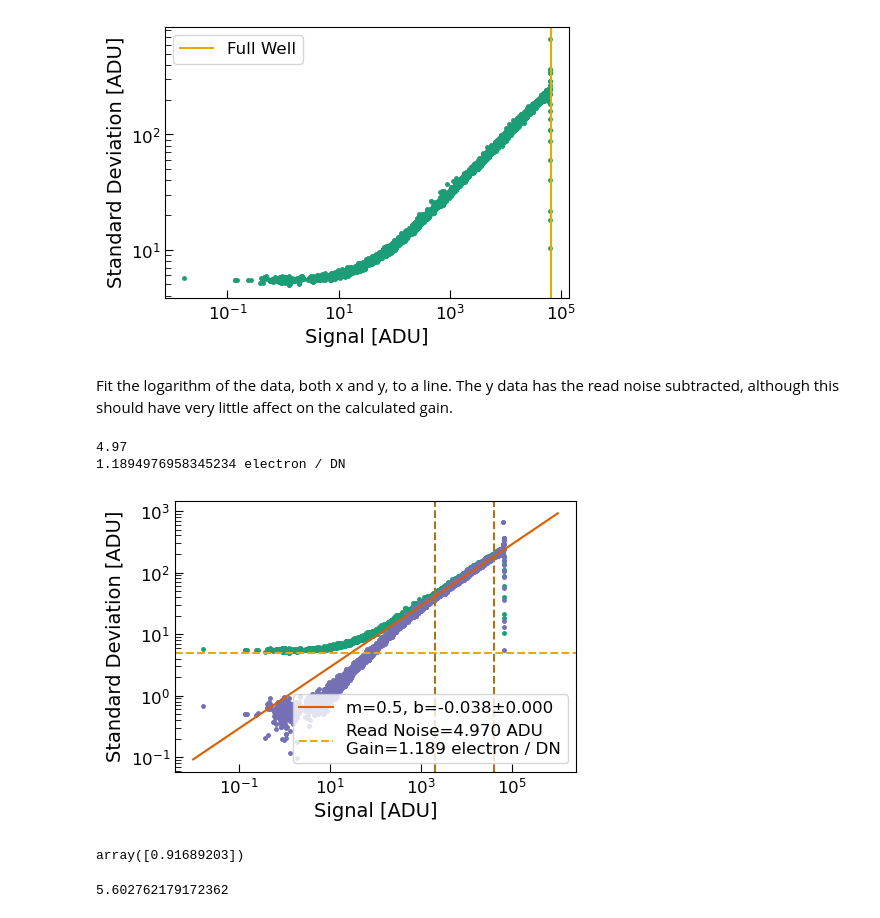
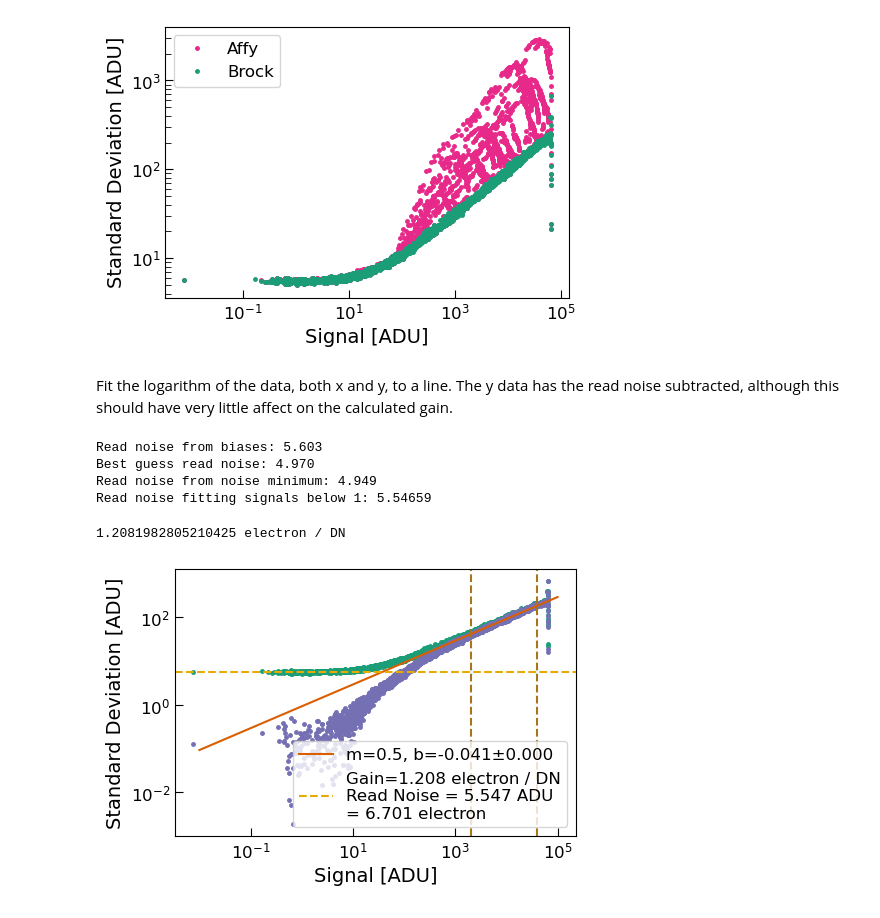
Before and after one commit to brockparker/Research, a Jupyter notebook: CCDs/Sophia/ptc_test.ipynb, the cells around one changed output. Cells and saved outputs as stored; diff of their text form; code cells hidden in the pictures.

```diff
--- a/CCDs/Sophia/ptc_test.ipynb
+++ b/CCDs/Sophia/ptc_test.ipynb
@@ -42,7 +42,6 @@ dark_in_list_2.sort()
 bias_in_list_1.sort()
 bias_in_list_2.sort()
 # %%
-# regions = np.arange(0, 1900, 10)
 rng = np.random.default_rng()
 
 idx = 20
@@ -60,11 +59,11 @@ affy_error_array = []
 for science1, science2, bias1, bias2 in zip(science_in_list_1, science_in_list_2, bias_in_list_1, bias_in_list_2):
     s1 = fits.getdata(science1)
     b1 = fits.getdata(bias1)[0]
-    rn1 = np.std(b1)# - np.mean(b1))
+    rn1 = np.std(b1 - np.mean(b1))
 
     s2 = fits.getdata(science2)
     b2 = fits.getdata(bias2)[0]
-    rn2 = np.std(b2)# - np.mean(b2))
+    rn2 = np.std(b2 - np.mean(b2))
 
     rn_array.append(rn1)
     rn_array.append(rn2)
@@ -110,20 +109,20 @@ for science1, science2, bias1, bias2 in zip(science_in_list_1, science_in_list_2
             affy_signal_array.append(mf)
             affy_error_array.append(np.sqrt(var))
 
-signal_array = np.array(signal_array)
+signal_array = np.abs(np.array(signal_array))
 error_array = np.array(error_array)
 affy_signal_array = np.array(affy_signal_array)
 affy_error_array = np.array(affy_error_array)
 # %%
 fig, ax = plt.subplots(layout='tight', figsize=(5,3.5))
 
-# ax.plot(affy_signal_array, affy_error_array, ls='', marker='.', color=colors[3], markersize=5, label='Affy')
-ax.plot(signal_array, error_array, ls='', marker='.', color=colors[0], markersize=5)#, label='Brock')
+ax.plot(affy_signal_array, affy_error_array, ls='', marker='.', color=colors[3], markersize=5, label='Affy')
+ax.plot(signal_array, error_array, ls='', marker='.', color=colors[0], markersize=5, label='Brock')
 
 ax.set_xlabel(r'Signal [ADU]')
 ax.set_ylabel(r'Standard Deviation [ADU]')
 ax.tick_params(axis='both', direction='in', which='both')
-plt.axvline(65536, color=colors[5], label='Full Well')
+# plt.axvline(65536, color=colors[5], label='Full Well')
 plt.xscale('log')
 plt.yscale('log')
 plt.legend(loc='upper left')
@@ -131,7 +130,7 @@ fig.tight_layout()
 #plt.savefig(save_dir + r'\Sophia_PTC_Bias_20241102.png'.format(step),dpi = 500)
 plt.show()
 # %% [output]
-[figure, old version]
+[figure, new version]
 # %% [markdown]
 Fit the logarithm of the data, both x and y, to a line. The y data has the read noise subtracted, although this should have very little affect on the calculated gain.
 # %%
@@ -150,64 +155,60 @@ def fit_log_line(xdata, ydata, rn):
+# %%
+rn_bias = np.mean(rn_array)
+print('Read noise from biases: {:.3f}'.format(rn_bias))
+
+rn_guess = 4.97
+print('Best guess read noise: {:.3f}'.format(rn_guess))
+
+rn_min = np.min(error_array)
+print('Read noise from noise minimum: {:.3f}'.format(rn_min))
+
+cut_idx = (signal_array<1e0)
+popt, perr = fit_rn_line(signal_array[cut_idx], error_array[cut_idx])
+rn_fit = popt[0]
+print('Read noise fitting signals below 1: {:.5f}'.format(rn_fit))
+
+rn = rn_fit
+# Choose which read noise to use
+# %% [output]
+Read noise from biases: 5.603
+Best guess read noise: 4.970
+Read noise from noise minimum: 4.949
+Read noise fitting signals below 1: 5.54659
 # %%
-#rn = np.mean(rn_array)
-#print(rn)
-rn = 4.97
-#print(rn)
-#rn = np.min(error_array)
-#print(rn)
-# Get readnoise as std of the bias
-#rn = 0
-print(rn)
-
 lower = 2e3
 upper = 4e4
 
 cut_idx = (signal_array>lower) & (signal_array<upper)
 
 popt, perr = fit_log_line(signal_array[cut_idx], error_array[cut_idx], rn)
 
 calc_gain = 10**(-popt[0]/0.5) * u.electron / u.DN
 
+rn_e = rn * u.DN * calc_gain
+
 print(calc_gain)
 
 fig, ax = plt.subplots(layout='tight', figsize=(5,3.5))
 
-x = np.linspace(-2, 6, 1000)
+x = np.linspace(-2, 5, 1000)
 
 ax.plot(signal_array, error_array, ls='', marker='.', color=colors[0], markersize=5)
 ax.plot(signal_array, error_array-rn, ls='', marker='.', color=colors[2], markersize=5)
-# ax.plot(10**x, 10**line(x, 0.5, *popt), ls='-', color=colors[1], label='m=0.5, b={:.3f}±{:.3f}'.format(popt[0], perr[0]))
-ax.plot(10**x, 10**line(x, *popt), ls='-', color=colors[1], label='m=0.5, b={:.3f}±{:.3f}'.format(popt[0], perr[0]))
+ax.plot(10**x, 10**line(x, 0.5, *popt), ls='-', color=colors[1], label='m=0.5, b={:.3f}±{:.3f}'.format(popt[0], perr[0]))
+# ax.plot(10**x, 10**line(x, 0.5, *popt) + rn, ls='-', color=colors[1])
 
 ax.set_xlabel(r'Signal [ADU]')
 ax.set_ylabel(r'Standard Deviation [ADU]')
 ax.tick_params(axis='both', direction='in', which='both')
-plt.axhline(rn, ls='--', color=colors[5], label='Read Noise={:.3f} ADU\nGain={:.3f}'.format(rn, calc_gain))
+plt.axhline(rn, ls='--', color=colors[5], label='Gain={:.3f}\nRead Noise = {:.3f} ADU\n= {:.3f}'.format(calc_gain, rn, rn_e))
 plt.axvline(lower, ls='--', color=colors[6])
 plt.axvline(upper, ls='--', color=colors[6])
 plt.xscale('log')
 plt.yscale('log')
 plt.legend(loc='lower right')
 fig.tight_layout()
 #plt.savefig(save_dir + r'\Sophia_PTC_Bias_20241102.png'.format(step),dpi = 500)
 plt.show()
 # %% [output]
-4.97
-1.1894976958345234 electron / DN
+1.2081982805210425 electron / DN
-[figure, old version]
+[figure, new version]
-# %%
-10**popt
-# %% [output]
-array([0.91689203])
-# %%
-rn = np.mean(rn_array)
-print(rn)
-rn = 4.97
-
-lower = 2e3
-upper = 4e4
-
-cut_idx = (signal_array>lower) & (signal_array<upper)
-
-popt, perr = fit_rn_line(signal_array[cut_idx], error_array[cut_idx])
-# %% [output]
-5.602762179172362
```
Also changed, not shown: parts of 7 cells of this notebook, 8 other files.
